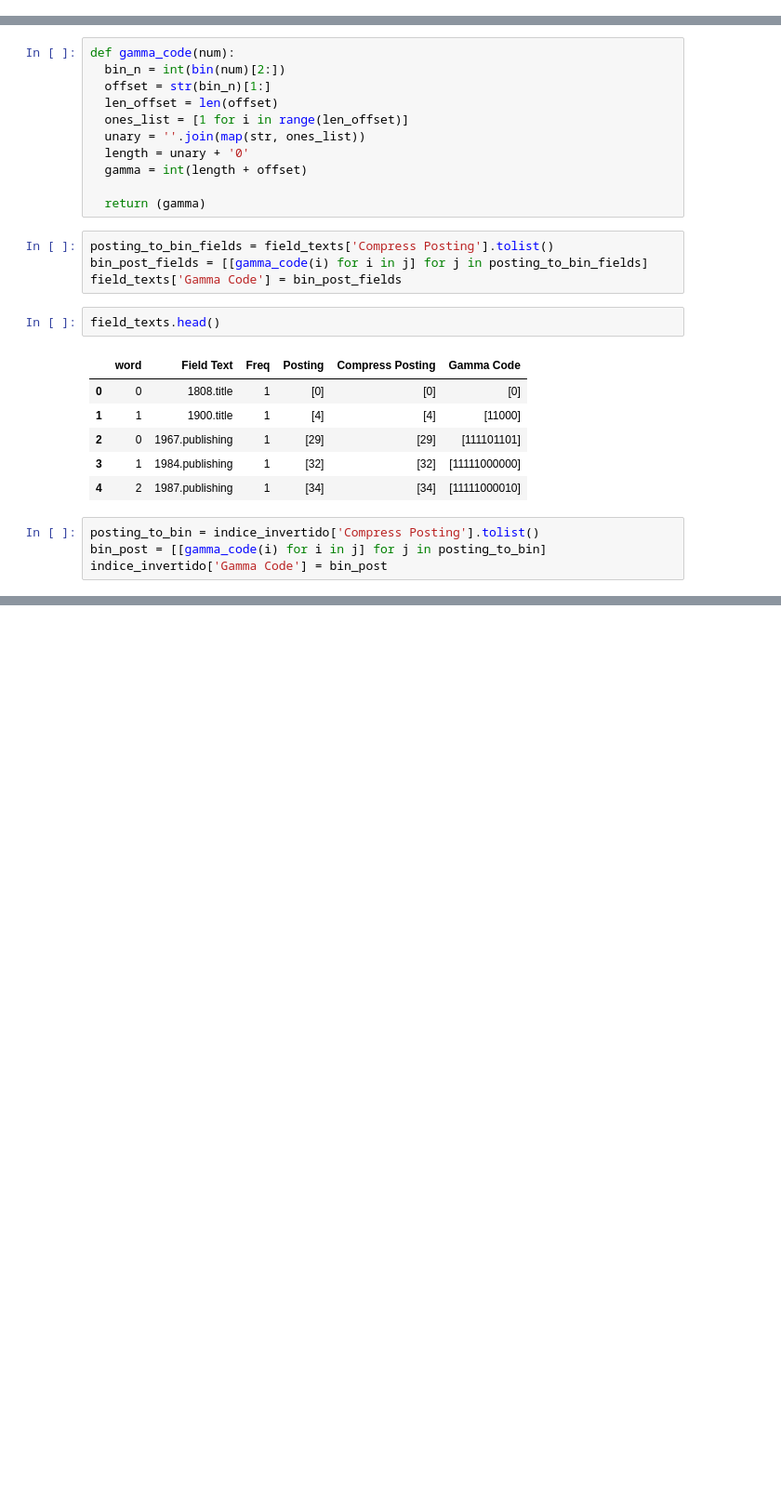
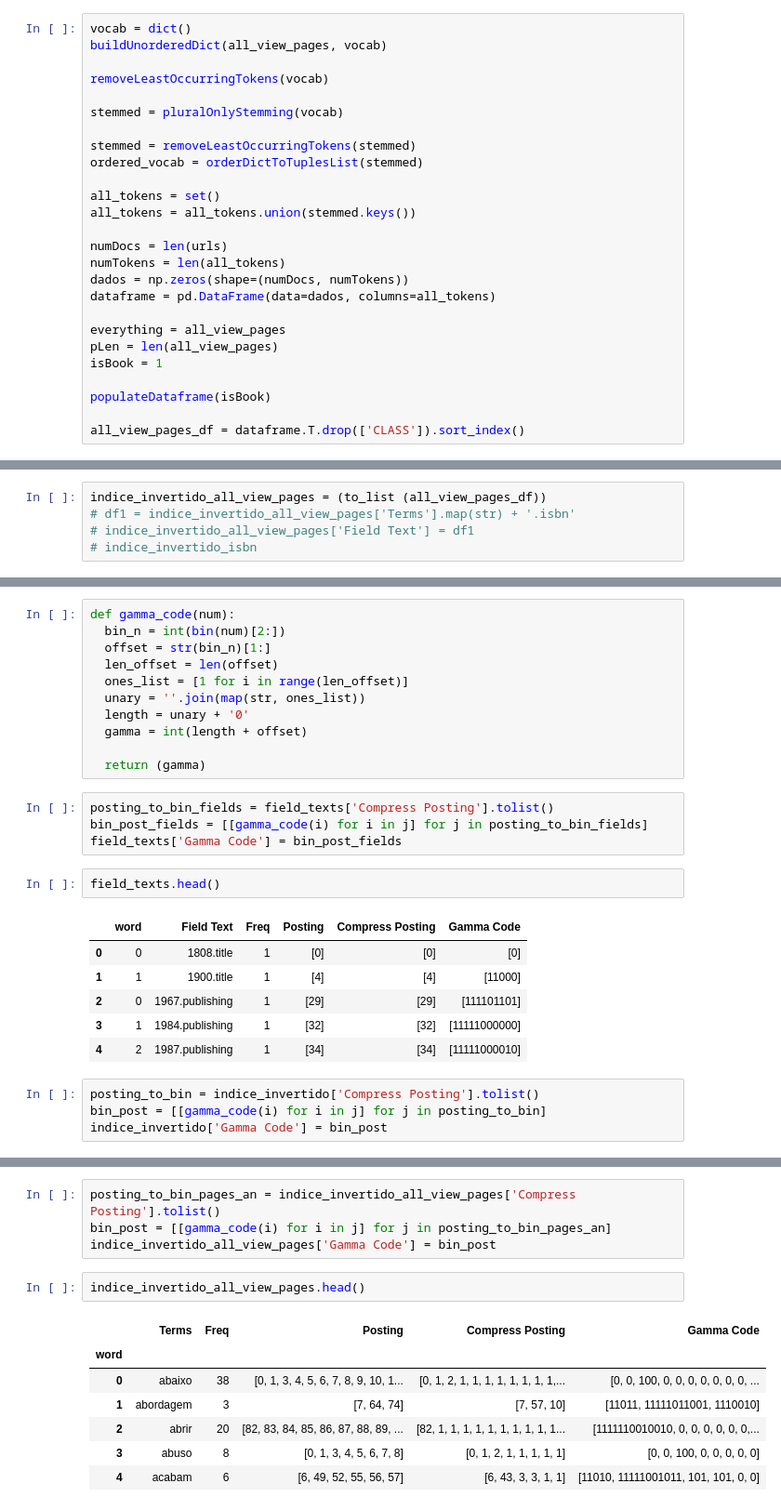
Before and after one commit to cmlins/recuperacaoDeInformacao, a Jupyter notebook: Indice_Invertido.ipynb, the cells around one changed output, grey strips where cells are left out. Shown: that part at 93% size. Cells and saved outputs as stored; diff of their text form; blank space fills up the shorter version.

```diff
--- a/Indice_Invertido.ipynb
+++ b/Indice_Invertido.ipynb
@@ -1337,0 +1309,26 @@ See the caveats in the documentation: http://pandas.pydata.org/pandas-docs/stabl
+# %%
+vocab = dict()
+buildUnorderedDict(all_view_pages, vocab)
+
+removeLeastOccurringTokens(vocab)
+
+stemmed = pluralOnlyStemming(vocab)
+
+stemmed = removeLeastOccurringTokens(stemmed)
+ordered_vocab = orderDictToTuplesList(stemmed)
+
+all_tokens = set()
+all_tokens = all_tokens.union(stemmed.keys())
+
+numDocs = len(urls)
+numTokens = len(all_tokens)
+dados = np.zeros(shape=(numDocs, numTokens))
+dataframe = pd.DataFrame(data=dados, columns=all_tokens)
+
+everything = all_view_pages
+pLen = len(all_view_pages)
+isBook = 1
+
+populateDataframe(isBook)
+
+all_view_pages_df = dataframe.T.drop(['CLASS']).sort_index()
@@ -1337,0 +1337,5 @@ See the caveats in the documentation: http://pandas.pydata.org/pandas-docs/stabl
+# %%
+indice_invertido_all_view_pages = (to_list (all_view_pages_df))
+# df1 = indice_invertido_all_view_pages['Terms'].map(str) + '.isbn'
+# indice_invertido_all_view_pages['Field Text'] = df1
+# indice_invertido_isbn
@@ -1399,3 +1413,17 @@ indice_invertido.head()
 | 2 | abordagem | 10 | [6, 13, 58, 158, 159, 165, 167, 2... | [6, 7, 45, 100, 1, 6, 2, 42, 19, 12] | [11010, 11011, 11111001101, 11111... |
 | 3 | abra | 3 | [87, 118, 164] | [87, 31, 46] | [1111110010111, 111101111, 111110... |
 | 4 | abraço | 3 | [87, 89, 93] | [87, 2, 4] | [1111110010111, 100, 11000] |
+# %%
+posting_to_bin_pages_an = indice_invertido_all_view_pages['Compress Posting'].tolist()
+bin_post = [[gamma_code(i) for i in j] for j in posting_to_bin_pages_an]
+indice_invertido_all_view_pages['Gamma Code'] = bin_post
+# %%
+indice_invertido_all_view_pages.head()
+# %% [output]
+|  | Terms | Freq | Posting | Compress Posting | Gamma Code |
+| word |  |  |  |  |  |
+| 0 | abaixo | 38 | [0, 1, 3, 4, 5, 6, 7, 8, 9, 10, 1... | [0, 1, 2, 1, 1, 1, 1, 1, 1, 1, 1,... | [0, 0, 100, 0, 0, 0, 0, 0, 0, 0, ... |
+| 1 | abordagem | 3 | [7, 64, 74] | [7, 57, 10] | [11011, 11111011001, 1110010] |
+| 2 | abrir | 20 | [82, 83, 84, 85, 86, 87, 88, 89, ... | [82, 1, 1, 1, 1, 1, 1, 1, 1, 1, 1... | [1111110010010, 0, 0, 0, 0, 0, 0,... |
+| 3 | abuso | 8 | [0, 1, 3, 4, 5, 6, 7, 8] | [0, 1, 2, 1, 1, 1, 1, 1] | [0, 0, 100, 0, 0, 0, 0, 0] |
+| 4 | acabam | 6 | [6, 49, 52, 55, 56, 57] | [6, 43, 3, 3, 1, 1] | [11010, 11111001011, 101, 101, 0, 0] |
```
Also changed, not shown: parts of 10 cells of this notebook.
